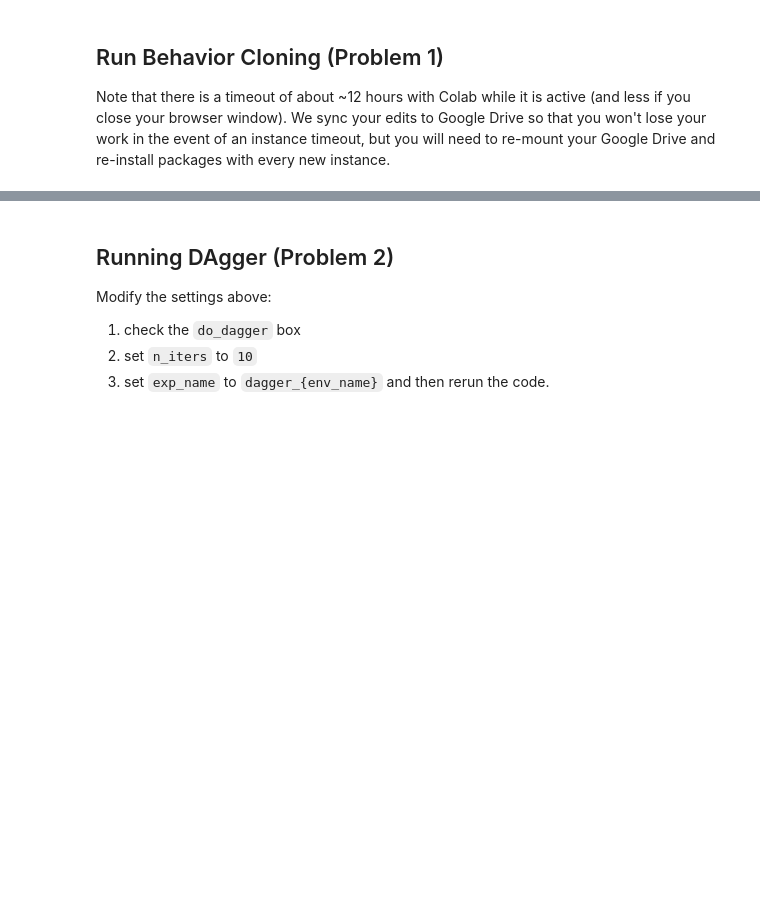
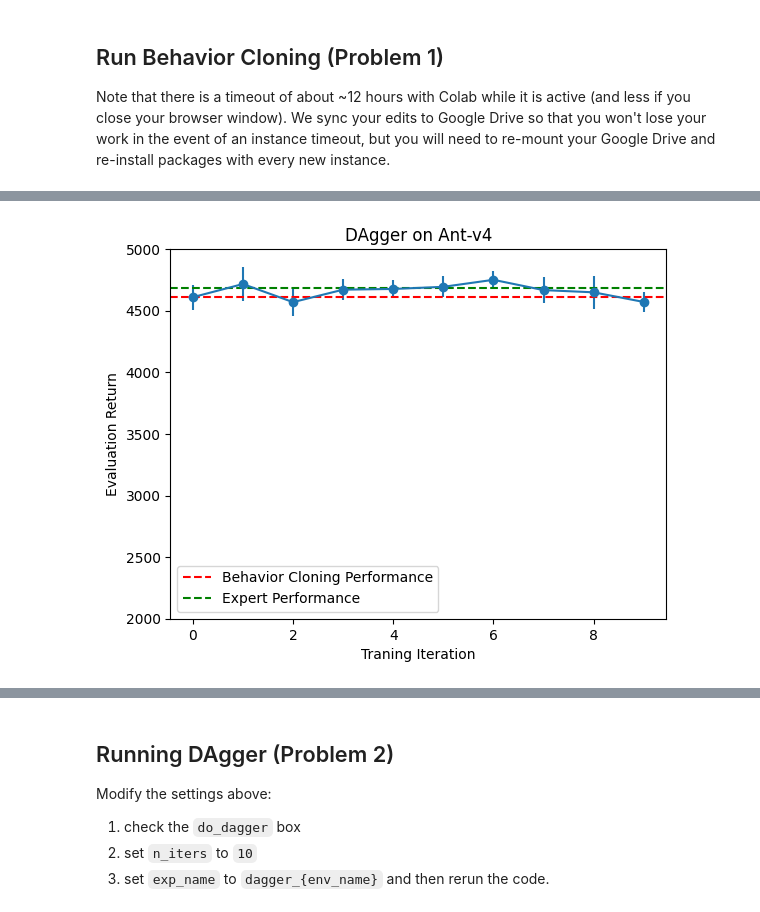
Before and after one commit to berkeleydeeprlcourse/homework_fall2023, a Jupyter notebook: hw1/cs285/scripts/run_hw1.ipynb, the cells around one changed output, grey strips where cells are left out. Saved outputs shown, nothing was run; the diff lists cells and outputs as text; code cells hidden in the pictures; blank space fills up the shorter version.

```diff
--- a/hw1/cs285/scripts/run_hw1.ipynb
+++ b/hw1/cs285/scripts/run_hw1.ipynb
@@ -211,5 +389,10 @@ args = Args()
 # %%
-#@title create directory for logging
+# args = ArgsBCAnt()
+# args = ArgsBCHopper()
+args = ArgsDAggerAnt()
+# args = ArgsDAggerHopper()
+
+#@title DAgger experiments
 
 if args.do_dagger:
     logdir_prefix = 'q2_'  # The autograder uses the prefix `q2_`
@@ -227,3 +410,7 @@ logdir = os.path.join(data_path, logdir)
 args['logdir'] = logdir
 if not(os.path.exists(logdir)):
     os.makedirs(logdir)
+
+## run training
+print(args.logdir)
+logs = run_training_loop(args)
@@ -233,0 +446,20 @@ run_training_loop(args)
+# %%
+import numpy as np
+import matplotlib.pyplot as plt
+
+fig = plt.figure()
+xdata = np.arange(len(logs))
+ydata = np.array([log["Eval_AverageReturn"] for log in logs])
+yerr = np.array([log["Eval_StdReturn"] for log in logs])
+plt.errorbar(xdata, ydata, yerr=yerr, fmt='o-')
+plt.xlabel('Traning Iteration')
+plt.ylabel('Evaluation Return')
+plt.title('DAgger on Ant-v4')
+plt.ylim(2000, 5000)
+plt.axhline(y=logs[0]["Eval_AverageReturn"], color='r', linestyle='--', label='Behavior Cloning Performance')
+plt.axhline(y=logs[0]["Train_AverageReturn"], color='g', linestyle='--', label='Expert Performance')
+plt.legend()  # Add a legend to differentiate the lines
+
+plt.show()
+# %% [output]
+[figure, added]
```
Also changed, not shown: parts of 12 cells of this notebook, 4 other files.
